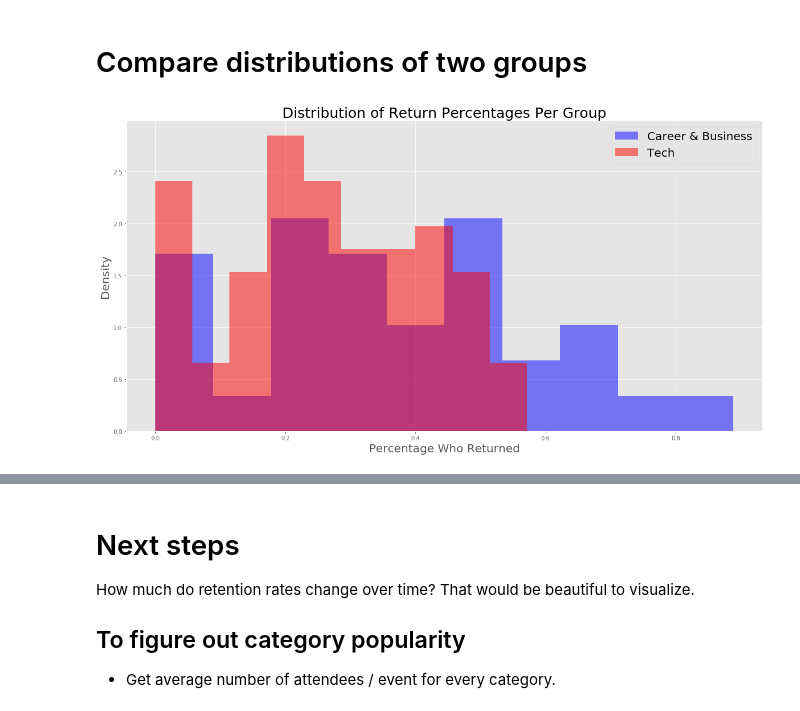
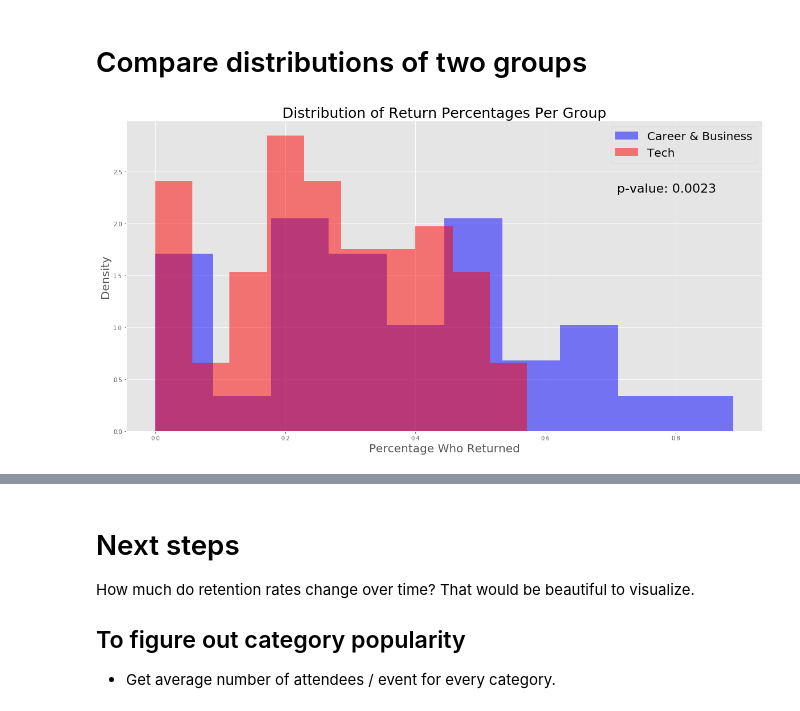
Before and after one commit to Jesse-Kerr/meetup_retentions, a Jupyter notebook: meetup.ipynb, the cells around one changed output, grey strips where cells are left out. Saved outputs shown, nothing was run; the diff lists cells and outputs as text; code cells hidden in the pictures.

```diff
--- a/meetup.ipynb
+++ b/meetup.ipynb
@@ -312,16 +314,18 @@ plt.savefig('Means_Per_category.jpg')
 # %% [markdown]
 # Compare distributions of two groups
 # %%
-career = ones_removed_percent_returns['Percent_Return'][ones_removed_percent_returns['Category_Name'] == 'Career & Business']
+## career = ones_removed_percent_returns['Percent_Return'][ones_removed_percent_returns['Category_Name'] == 'Career & Business']
 tech = ones_removed_percent_returns['Percent_Return'][ones_removed_percent_returns['Category_Name'] == 'Tech']
 fig, ax = plt.subplots(figsize = (20,10))
 ax.hist(games, bins = 10, color = 'b', alpha = 0.5, density = True, label = 'Career & Business')
 ax.hist(tech, bins = 10, color = 'r', alpha = 0.5, density = True, label = 'Tech')
 ax.set_ylabel('Density', size = 20)
 ax.set_xlabel('Percentage Who Returned', size = 20)
 ax.set_title('Distribution of Return Percentages Per Group', size = 25)
-_ = ax.tick_params(axis='both', labelsize =10)
-_ = ax.legend(loc = 'best', **{'fontsize':20})
+ax.tick_params(axis='both', labelsize =10)
+ax.legend(loc = 'best', **{'fontsize':20})
+test, p_value = scs.ttest_ind(career, tech)
+_ = ax.text(x = .71, y = 2.3, s = 'p-value: {}'.format(round(p_value, 4)), fontsize = 22)
 plt.savefig('Distribution_of_Career_vs_Tech.jpg')
 # %% [output]
-[figure, old version]
+[figure, new version]
```
Also changed, not shown: parts of 5 cells of this notebook, 3 other files.
